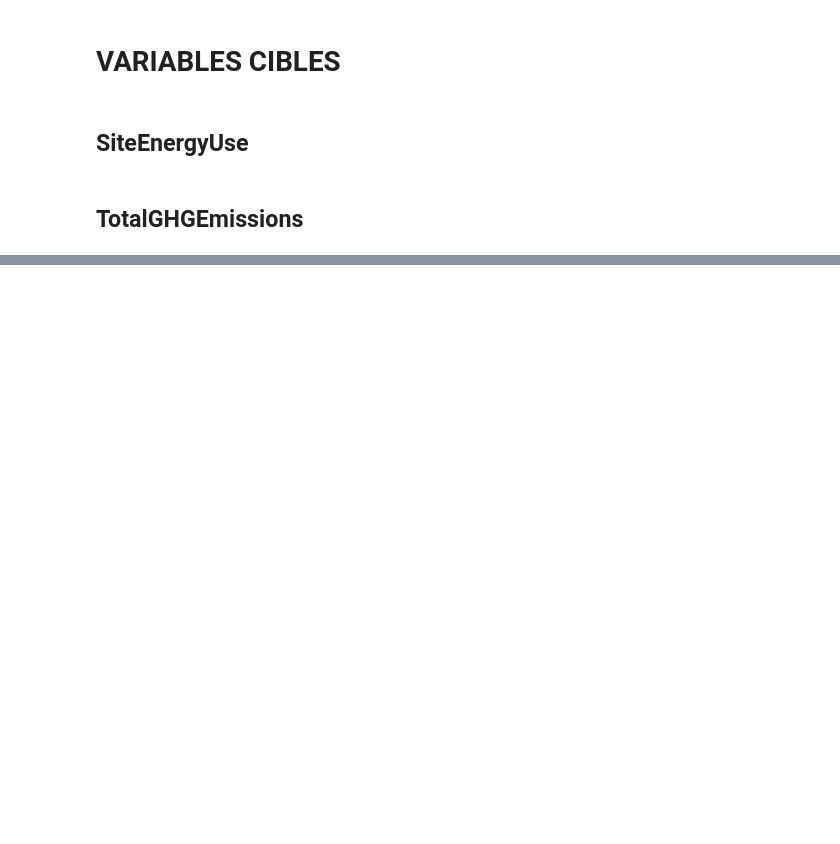
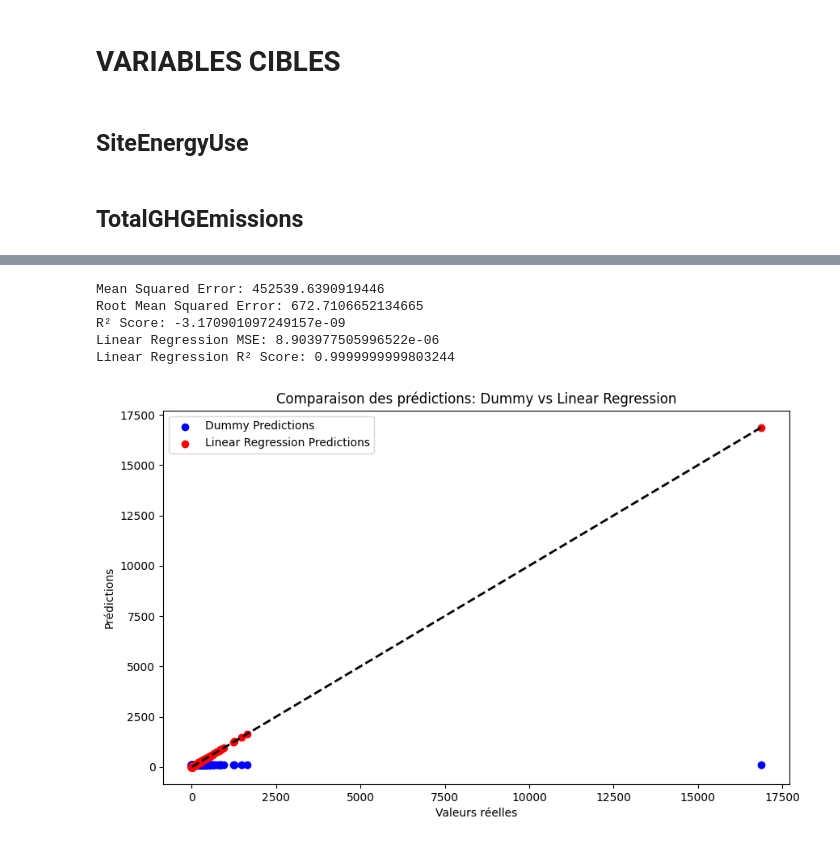
Before and after one commit to EP-portfolio/PROJET_4, a Jupyter notebook: PROJET_4.ipynb, the cells around one changed output, grey strips where cells are left out. Saved outputs shown, nothing was run; the diff lists cells and outputs as text; code cells hidden in the pictures; blank space fills up the shorter version.

```diff
--- a/PROJET_4.ipynb
+++ b/PROJET_4.ipynb
@@ -504,0 +993,61 @@ memory usage: 400.3+ KB
+# %%
+from sklearn.dummy import DummyRegressor
+from sklearn.model_selection import train_test_split
+from sklearn.metrics import mean_squared_error, r2_score
+import numpy as np
+import pandas as pd
+X=DF[col_num].drop(['TotalGHGEmissions'],axis=1)
+y=DF['TotalGHGEmissions']
+# Supposons que X contient vos features et y votre variable cible
+X_train, X_test, y_train, y_test = train_test_split(X, y, test_size=0.2, random_state=42)
+# Créer un Dummy Regressor qui prédit la moyenne
+dummy_reg = DummyRegressor(strategy="mean")
+
+# Entraîner le modèle
+dummy_reg.fit(X_train, y_train)
+# Prédictions sur l'ensemble de test
+y_pred = dummy_reg.predict(X_test)
+# Calculer l'erreur quadratique moyenne (MSE)
+mse = mean_squared_error(y_test, y_pred)
+print(f"Mean Squared Error: {mse}")
+
+# Calculer la racine de l'erreur quadratique moyenne (RMSE)
+rmse = np.sqrt(mse)
+print(f"Root Mean Squared Error: {rmse}")
+
+# Calculer le coefficient de détermination R²
+r2 = r2_score(y_test, y_pred)
+print(f"R² Score: {r2}")
+from sklearn.linear_model import LinearRegression
+
+# Créer et entraîner un modèle de régression linéaire
+linear_reg = LinearRegression()
+linear_reg.fit(X_train, y_train)
+
+# Prédictions
+y_pred_linear = linear_reg.predict(X_test)
+
+# Évaluation
+mse_linear = mean_squared_error(y_test, y_pred_linear)
+r2_linear = r2_score(y_test, y_pred_linear)
+
+print(f"Linear Regression MSE: {mse_linear}")
+print(f"Linear Regression R² Score: {r2_linear}")
+import matplotlib.pyplot as plt
+
+plt.figure(figsize=(10, 6))
+plt.scatter(y_test, y_pred, color='blue', label='Dummy Predictions')
+plt.scatter(y_test, y_pred_linear, color='red', label='Linear Regression Predictions')
+plt.plot([y_test.min(), y_test.max()], [y_test.min(), y_test.max()], 'k--', lw=2)
+plt.xlabel('Valeurs réelles')
+plt.ylabel('Prédictions')
+plt.title('Comparaison des prédictions: Dummy vs Linear Regression')
+plt.legend()
+plt.show()
+# %% [output]
+Mean Squared Error: 452539.6390919446
+Root Mean Squared Error: 672.7106652134665
+R² Score: -3.170901097249157e-09
+Linear Regression MSE: 8.903977505996522e-06
+Linear Regression R² Score: 0.9999999999803244
+[figure, added]
```
Also changed, not shown: parts of 113 cells of this notebook.
